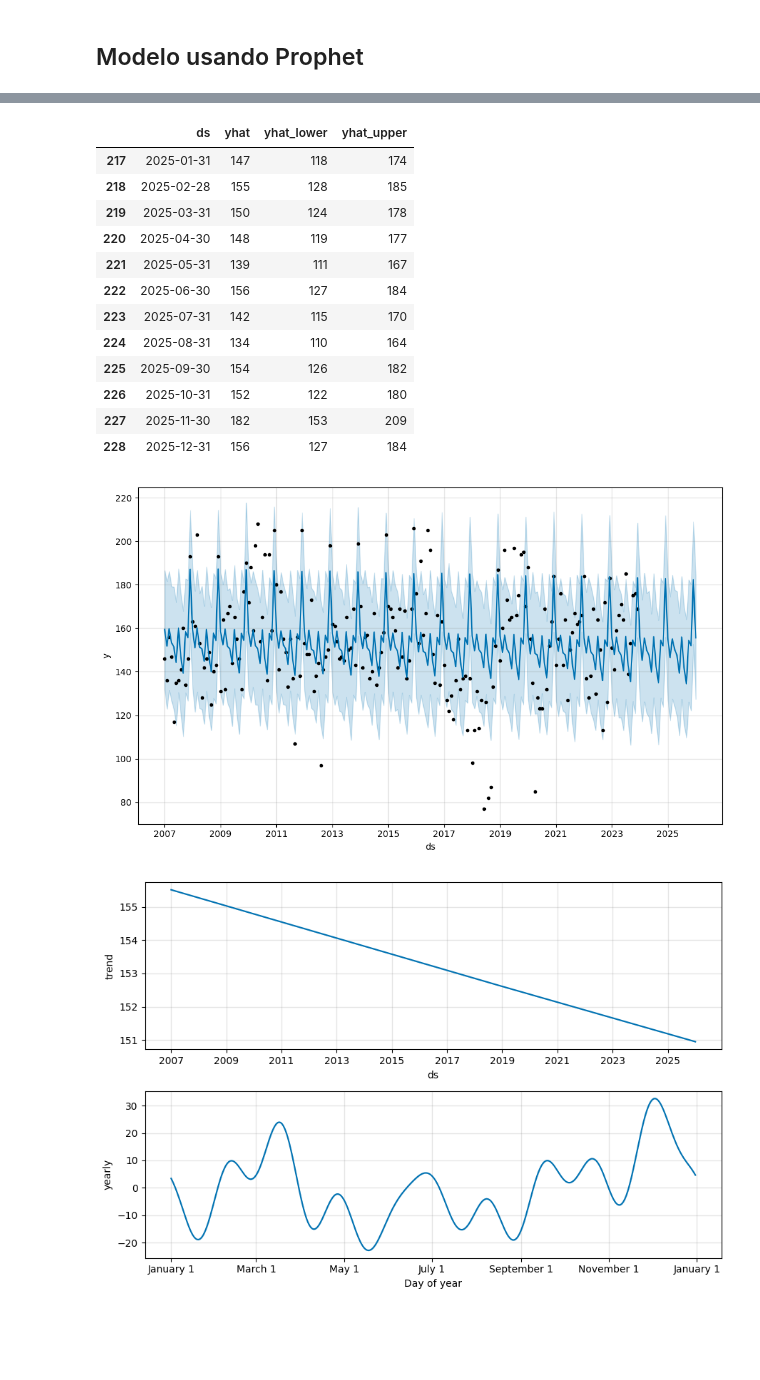
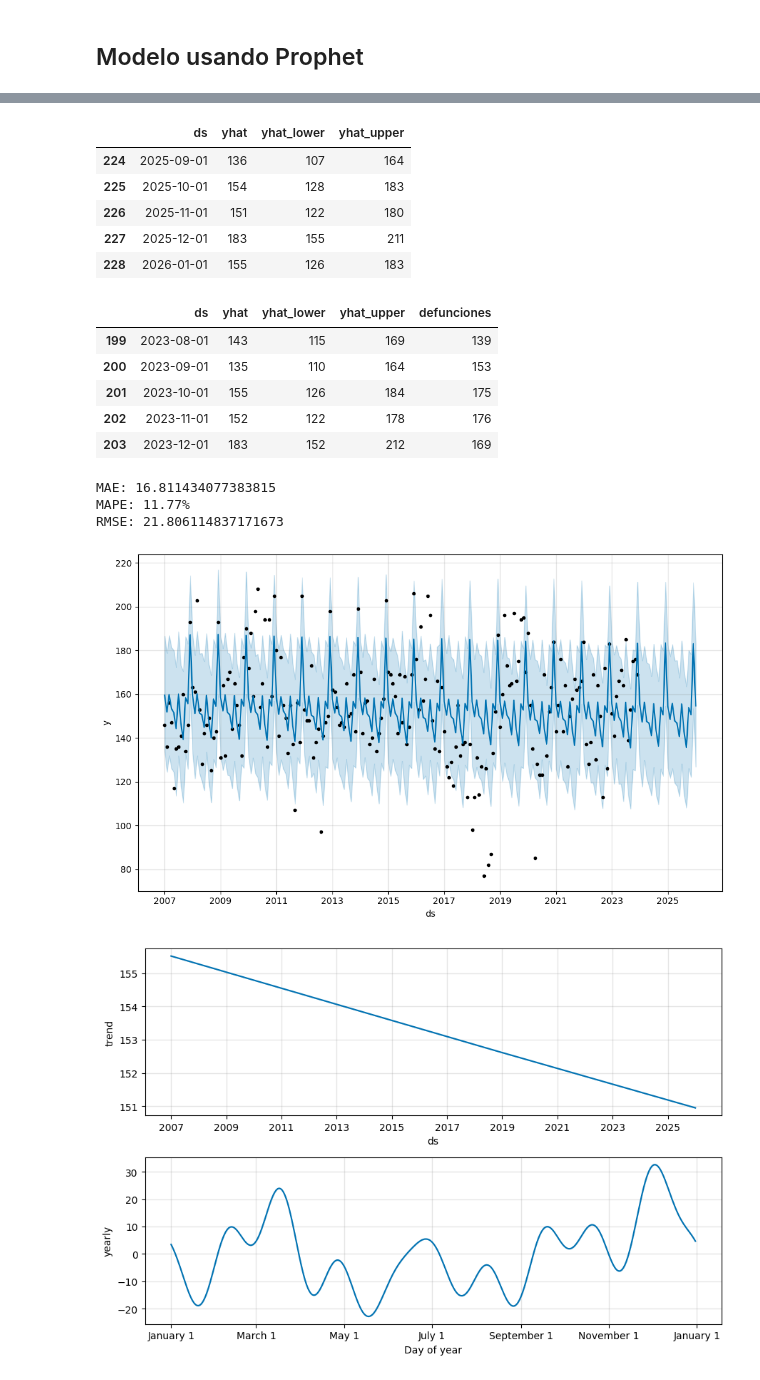
Before and after one commit to ngcarvajall/Accidentes_mortales_RD, a Jupyter notebook: Notebooks/Defunciones/5_SerieT.ipynb, the cells around one changed output, grey strips where cells are left out. Drawn from its saved outputs; the diff is of its cells as text; code cells hidden in the pictures; blank space fills up the shorter version.

```diff
--- a/Notebooks/Defunciones/5_SerieT.ipynb
+++ b/Notebooks/Defunciones/5_SerieT.ipynb
@@ -183,6 +274,6 @@ df_defunciones.columns = ['ds', 'y']
 # %%
 m = Prophet()
 m.fit(df_defunciones)  # df is a pandas.DataFrame with 'y' and 'ds' columns
-future = m.make_future_dataframe(periods=25, freq='M')
+future = m.make_future_dataframe(periods=25, freq='MS')
 m.predict(df_defunciones)
 # %% [output]
@@ -203,25 +294,51 @@ m.predict(df_defunciones)
 204 rows × 16 columns
 # %%
 forecast = m.predict(future)
-forecast[['ds', 'yhat', 'yhat_lower', 'yhat_upper']].tail(12)
+forecast[['ds', 'yhat', 'yhat_lower', 'yhat_upper']].tail()
 # %% [output]
 |  | ds | yhat | yhat_lower | yhat_upper |
-| 217 | 2025-01-31 | 147 | 118 | 174 |
-| 218 | 2025-02-28 | 155 | 128 | 185 |
-| 219 | 2025-03-31 | 150 | 124 | 178 |
-| 220 | 2025-04-30 | 148 | 119 | 177 |
-| 221 | 2025-05-31 | 139 | 111 | 167 |
-| 222 | 2025-06-30 | 156 | 127 | 184 |
-| 223 | 2025-07-31 | 142 | 115 | 170 |
-| 224 | 2025-08-31 | 134 | 110 | 164 |
-| 225 | 2025-09-30 | 154 | 126 | 182 |
-| 226 | 2025-10-31 | 152 | 122 | 180 |
-| 227 | 2025-11-30 | 182 | 153 | 209 |
-| 228 | 2025-12-31 | 156 | 127 | 184 |
+| 224 | 2025-09-01 | 136 | 107 | 164 |
+| 225 | 2025-10-01 | 154 | 128 | 183 |
+| 226 | 2025-11-01 | 151 | 122 | 180 |
+| 227 | 2025-12-01 | 183 | 155 | 211 |
+| 228 | 2026-01-01 | 155 | 126 | 183 |
+# %%
+df = forecast[['ds', 'yhat', 'yhat_lower', 'yhat_upper']].iloc[:204]
+df['defunciones'] = df_defunciones['y']
+df.tail(5)
+# %% [output]
+|  | ds | yhat | yhat_lower | yhat_upper | defunciones |
+| 199 | 2023-08-01 | 143 | 115 | 169 | 139 |
+| 200 | 2023-09-01 | 135 | 110 | 164 | 153 |
+| 201 | 2023-10-01 | 155 | 126 | 184 | 175 |
+| 202 | 2023-11-01 | 152 | 122 | 178 | 176 |
+| 203 | 2023-12-01 | 183 | 152 | 212 | 169 |
+# %%
+# Seleccionar las columnas relevantes
+y_real = df['defunciones']
+y_pred = df['yhat']
+
+# Cálculo de MAE
+mae = mean_absolute_error(y_real, y_pred)
+
+# Cálculo de MAPE
+mape = mean_absolute_percentage_error(y_real, y_pred)
+
+# Cálculo de RMSE
+rmse = np.sqrt(mean_squared_error(y_real, y_pred))
+
+# Imprimir los resultados
+print(f"MAE: {mae}")
+print(f"MAPE: {mape * 100:.2f}%")
+print(f"RMSE: {rmse}")
+# %% [output]
+MAE: 16.811434077383815
+MAPE: 11.77%
+RMSE: 21.806114837171673
 # %%
 fig1 = m.plot(forecast)
 # %% [output]
-[figure, old version]
+[figure, new version]
 # %%
 fig2 = m.plot_components(forecast)
 # %% [output]
```
Also changed, not shown: parts of 11 cells of this notebook, 1 other file.
